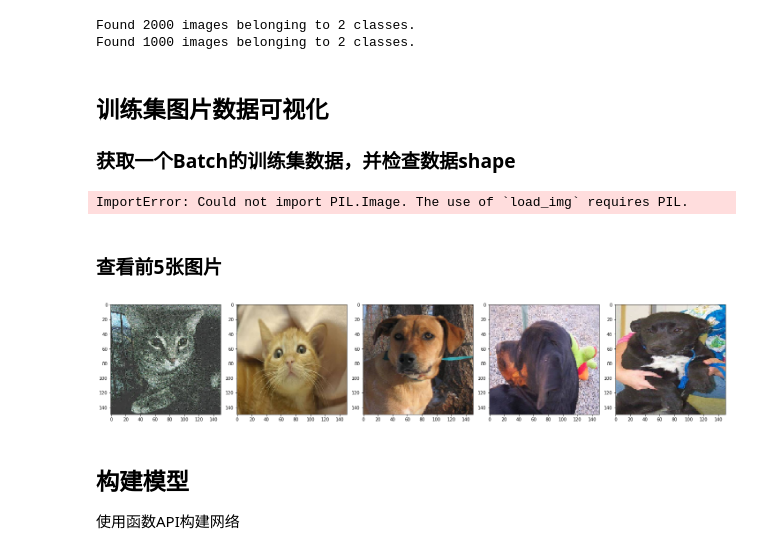
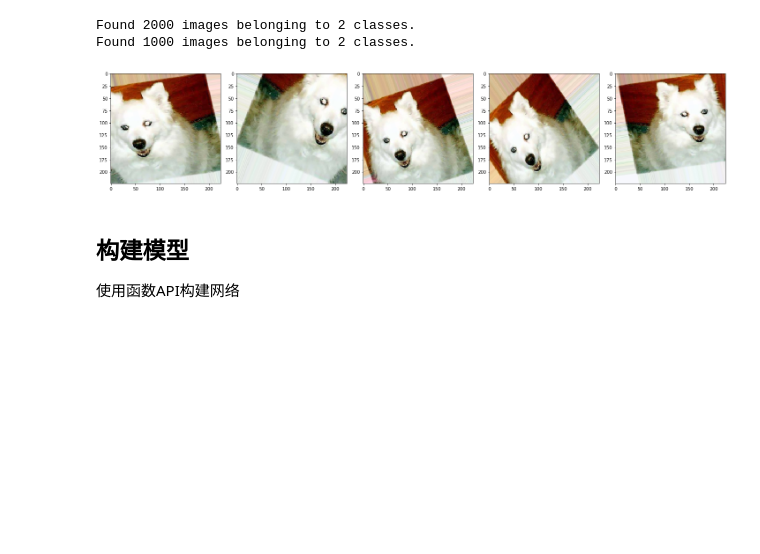
Before and after one commit to Arsener/tensorflow2.0beta_learning, a Jupyter notebook: VGG/015-VGG1.0.ipynb, the cells around one changed output. Cells and saved outputs as stored; diff of their text form; code cells hidden in the pictures; blank space fills up the shorter version.

```diff
--- a/VGG/015-VGG1.0.ipynb
+++ b/VGG/015-VGG1.0.ipynb
@@ -66,7 +66,7 @@ Total validation images: 1000
 * **BATCH_SIZE**：一个Batch中图片的数量
 * **IMG_SHAPE**：首先需要将尺寸不同的图片处理成尺寸相同的图片，这里的``IMG_SHAPE``即处理后的图片高和宽的像素数
 # %%
-BATCH_SIZE = 128  # Number of training examples to process before updating our models variables
+BATCH_SIZE = 256  # Number of training examples to process before updating our models variables
 IMG_SHAPE  = 224  # Our training data consists of images with width of 150 pixels and height of 150 pixels
 # %% [markdown]
 ### 图像数据预处理
@@ -84,7 +84,15 @@ IMG_SHAPE  = 224  # Our training data consists of images with width of 150 pixel
 API中对``rescale``参数的描述为：
 > rescaling factor. Defaults to None. If None or 0, no rescaling is applied, otherwise we multiply the data by the value provided (after applying all other transformations).
 # %%
-train_image_generator = ImageDataGenerator(rescale=1./255)
+train_image_generator = ImageDataGenerator(
+      rescale=1./255,
+      rotation_range=40,
+      width_shift_range=0.2,
+      height_shift_range=0.2,
+      shear_range=0.2,
+      zoom_range=0.2,
+      horizontal_flip=True,
+      fill_mode='nearest')
 validation_image_generator = ImageDataGenerator(rescale=1./255)
 # %% [markdown]
 在生成训练集和测试集的``ImageDataGenerator``实例之后，使用``flow_from_directory``方法从磁盘中载入图片，并进行``rescale``、``resize``等操作。
@@ -118,29 +126,20 @@ val_data_gen = validation_image_generator.flow_from_directory(batch_size=BATCH_S
 # %% [output]
 Found 2000 images belonging to 2 classes.
 Found 1000 images belonging to 2 classes.
-# %% [markdown]
-## 训练集图片数据可视化
-### 获取一个Batch的训练集数据，并检查数据shape
-# %%
-sample_training_images, _ = next(train_data_gen)
-print(sample_training_images[0].shape)
-# %% [output]
-ImportError: Could not import PIL.Image. The use of `load_img` requires PIL.
-# %% [markdown]
-### 查看前5张图片
 # %%
 # This function will plot images in the form of a grid with 1 row and 5 columns where images are placed in each column.
 def plotImages(images_arr):
     fig, axes = plt.subplots(1, 5, figsize=(20,20))
     axes = axes.flatten()
-    for img, ax in zip(images_arr, axes):
+    for img, ax in zip( images_arr, axes):
         ax.imshow(img)
     plt.tight_layout()
     plt.show()
-
-plotImages(sample_training_images[:5])  # Plot images 0-4
-# %% [output]
-[figure, removed]
+# %%
+augmented_images = [train_data_gen[0][0][0] for i in range(5)]
+plotImages(augmented_images)
+# %% [output]
+[figure, added]
 # %% [markdown]
 ## 构建模型
 使用函数API构建网络
```
Also changed, not shown: parts of 5 cells of this notebook, 6 other files.
